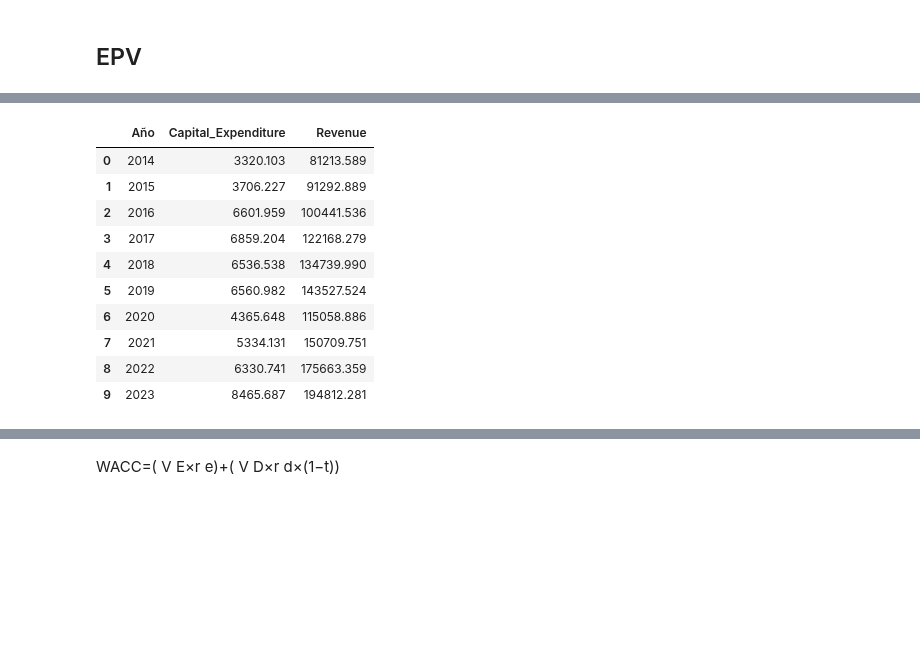
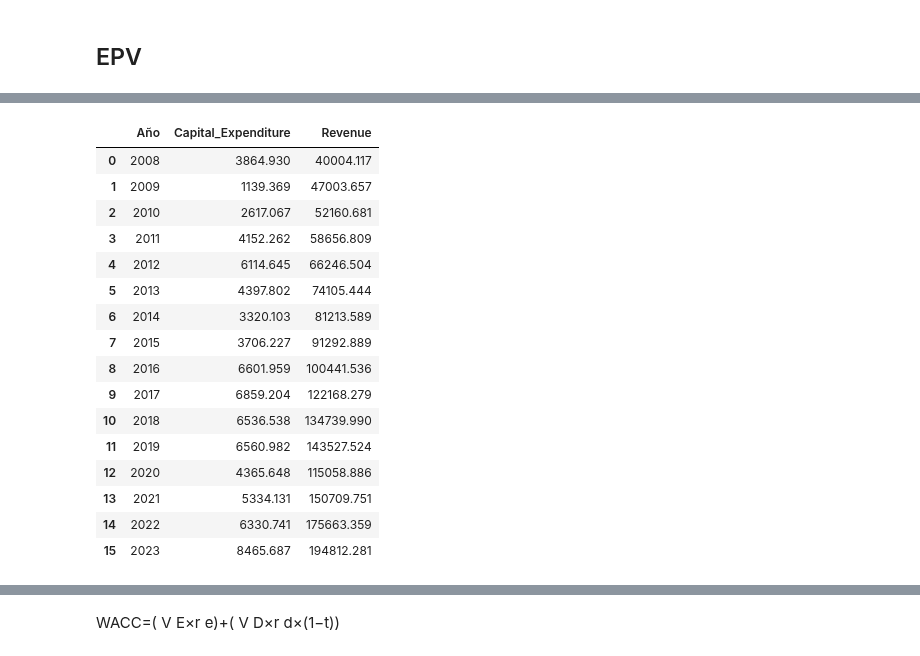
Before and after one commit to Marco23rubio/Stocks, a Jupyter notebook: cosas - copia.ipynb, the cells around one changed output, grey strips where cells are left out. Drawn from its saved outputs; the diff is of its cells as text; code cells hidden in the pictures; blank space fills up the shorter version.

```diff
--- a/cosas - copia.ipynb
+++ b/cosas - copia.ipynb
@@ -73,7 +88,7 @@ data_cetes = pd.read_excel(archivo_market_cetes + '.xlsx' , header=17)
 data_cetes['Fecha'] = pd.to_datetime(data_cetes['Fecha'], format='%d/%m/%Y')
 data_cetes = data_cetes.rename(columns={data_cetes.columns[1]: 'Rendimiento'})
 
-años = [2023, 2022, 2021, 2020, 2019]
+años = [2023, 2022, 2021, 2020, 2019 , 2018, 2017, 2016, 2015, 2014, 2013]
 data_cetes = data_cetes[data_cetes['Fecha'].dt.year.isin(años)]
 
 promedio_cetes = (
@@ -235,7 +264,7 @@ pattern = re.compile(r'\d{4}')
 columnas_con_anio = [col for col in df_anual.columns if pattern.search(col)]
 
 # Filtrar las columnas que están dentro del rango de los últimos 10 años desde anio_anterior
-anio_limite = anio_anterior - 10
+anio_limite = anio_anterior - 20
 columnas_filtradas = [col for col in columnas_con_anio if int(
     pattern.search(col).group()) >= anio_limite]
 
@@ -283,5 +310,26 @@ df_trimestral_filtrado = df_trimestral_filtrado.fillna(0)
 # %%
 df_anual_filtrado = df_anual_filtrado.drop(columns=["TTM/current"])
+# %%
+def limpiar_df_financiero(df):
+    df = df.copy()
+
+    # Reemplazar '-' por NaN en todo el DF
+    df.replace('-', np.nan, inplace=True)
+
+    # Todas las columnas excepto 'Fiscal Period' a numéricas
+    cols_datos = df.columns.drop('Fiscal Period')
+
+    df[cols_datos] = df[cols_datos].apply(
+        pd.to_numeric, errors='coerce'
+    )
+
+    return df
+
+df_anual_filtrado = limpiar_df_financiero(df_anual_filtrado)
+df_trimestral_filtrado = limpiar_df_financiero(df_trimestral_filtrado)
+# %%
+df_anual_filtrado = df_anual_filtrado.dropna(axis=1, how='all')
+df_trimestral_filtrado = df_trimestral_filtrado.dropna(axis=1, how='all')
 # %%
 # Crear DataFrame vacío con las columnas anuales
 razones_financieras = pd.DataFrame(
@@ -1234,40 +1439,48 @@ df_net_ppe
 # %%
 # Extraer las filas correspondientes
 capex = df_anual_filtrado[df_anual_filtrado['Fiscal Period'] == 'Capital Expenditure'].iloc[0, 1:]
 revenue = df_anual_filtrado[df_anual_filtrado['Fiscal Period'] == 'Revenue'].iloc[0, 1:]
 
 # Limpiar índices a años
 capex.index = capex.index.str.extract(r'(\d{4})').astype(int)[0]
 revenue.index = revenue.index.str.extract(r'(\d{4})').astype(int)[0]
 
 # Convertir a valores numéricos
 capex = pd.to_numeric(capex, errors='coerce').abs()
 revenue = pd.to_numeric(revenue, errors='coerce')
 
-# Filtrar del 2014 al 2023
-capex = capex.loc[2014:2023]
-revenue = revenue.loc[2014:2023]
+# Obtener los últimos 10 años comunes entre capex y revenue
+anios_comunes = sorted(capex.index.intersection(revenue.index))[-16:]
+
+capex = capex.loc[anios_comunes]
+revenue = revenue.loc[anios_comunes]
 
 # Unir en un DataFrame
 df_capex_revenue = pd.DataFrame({
     "Año": capex.index,
     "Capital_Expenditure": capex.values,
     "Revenue": revenue.values
 })
 
 df_capex_revenue
 # %% [output]
 |  | Año | Capital_Expenditure | Revenue |
-| 0 | 2014 | 3320.103 | 81213.589 |
-| 1 | 2015 | 3706.227 | 91292.889 |
-| 2 | 2016 | 6601.959 | 100441.536 |
-| 3 | 2017 | 6859.204 | 122168.279 |
-| 4 | 2018 | 6536.538 | 134739.990 |
-| 5 | 2019 | 6560.982 | 143527.524 |
-| 6 | 2020 | 4365.648 | 115058.886 |
-| 7 | 2021 | 5334.131 | 150709.751 |
-| 8 | 2022 | 6330.741 | 175663.359 |
-| 9 | 2023 | 8465.687 | 194812.281 |
+| 0 | 2008 | 3864.930 | 40004.117 |
+| 1 | 2009 | 1139.369 | 47003.657 |
+| 2 | 2010 | 2617.067 | 52160.681 |
+| 3 | 2011 | 4152.262 | 58656.809 |
+| 4 | 2012 | 6114.645 | 66246.504 |
+| 5 | 2013 | 4397.802 | 74105.444 |
+| 6 | 2014 | 3320.103 | 81213.589 |
+| 7 | 2015 | 3706.227 | 91292.889 |
+| 8 | 2016 | 6601.959 | 100441.536 |
+| 9 | 2017 | 6859.204 | 122168.279 |
+| 10 | 2018 | 6536.538 | 134739.990 |
+| 11 | 2019 | 6560.982 | 143527.524 |
+| 12 | 2020 | 4365.648 | 115058.886 |
+| 13 | 2021 | 5334.131 | 150709.751 |
+| 14 | 2022 | 6330.741 | 175663.359 |
+| 15 | 2023 | 8465.687 | 194812.281 |
 # %%
 # Asegurar que el DataFrame esté ordenado por año
 df_capex_revenue = df_capex_revenue.sort_values("Año").reset_index(drop=True)
```
Also changed, not shown: parts of 62 cells of this notebook, 4 other files.
